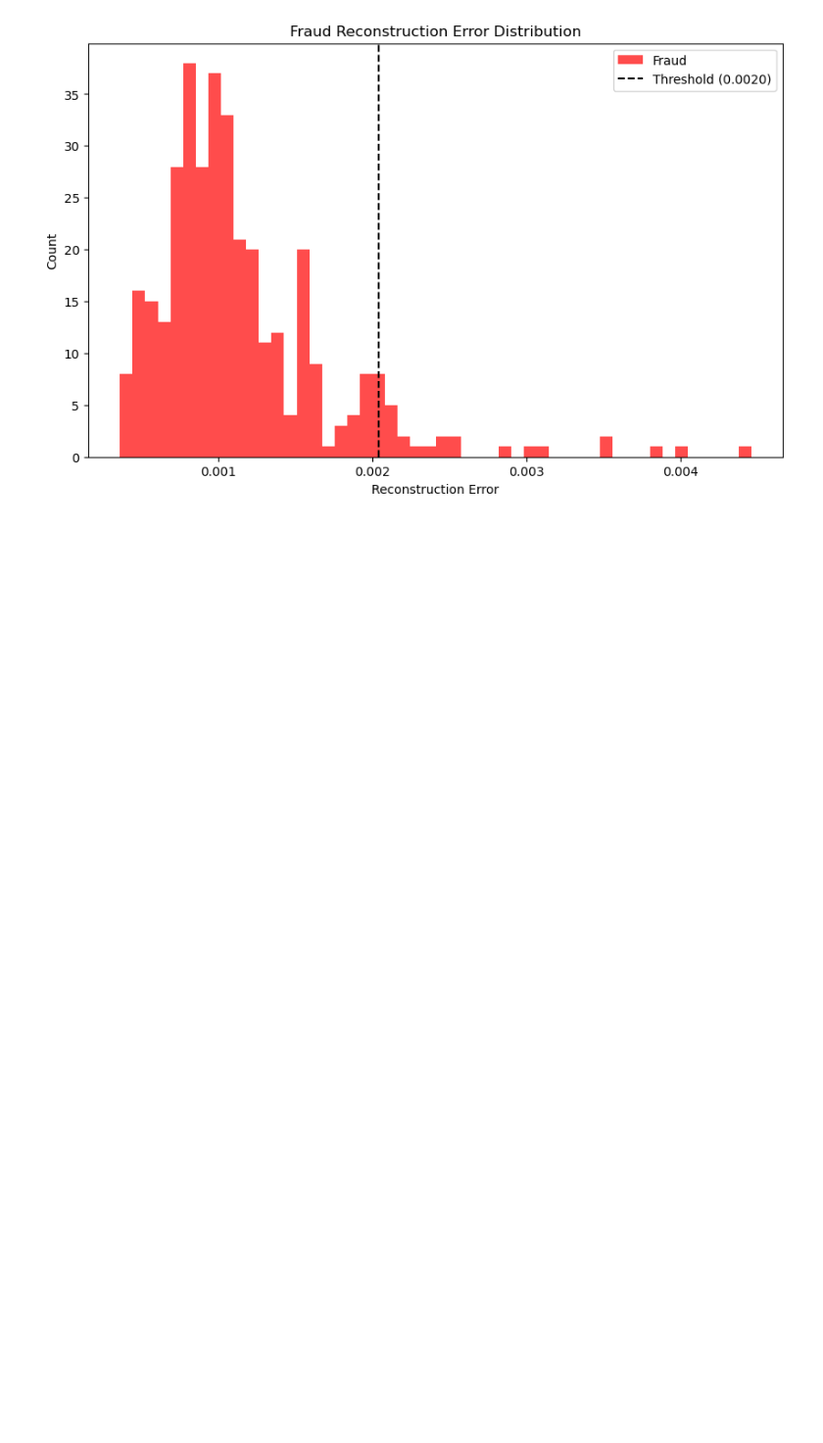
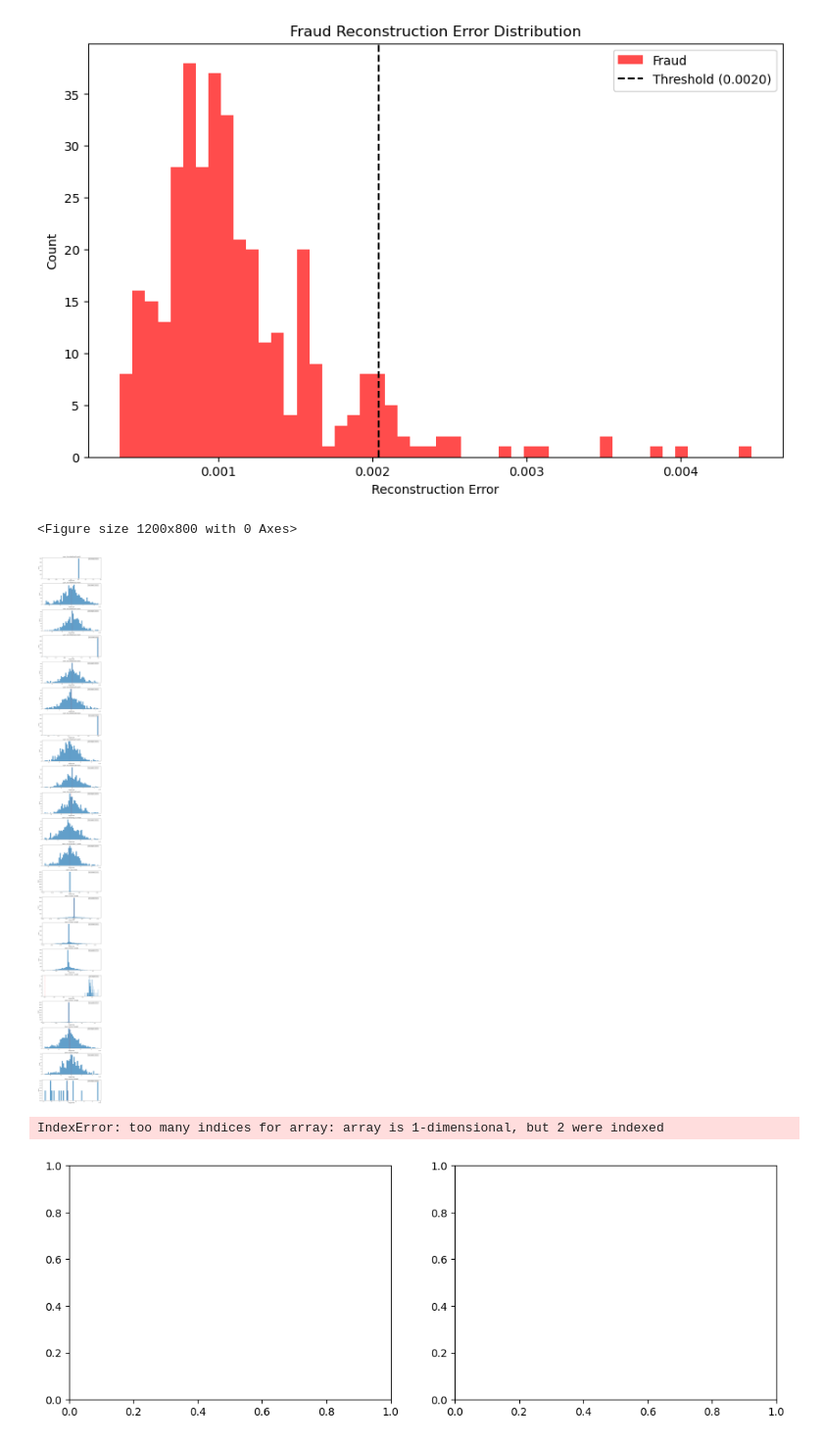
Before and after one commit to JsHyun0/24-2_DS_Project_2, a Jupyter notebook: AE_ver4Test.ipynb, the cells around one changed output. Shown at 98% size. Drawn from its saved outputs; the diff is of its cells as text; code cells hidden in the pictures; blank space fills up the shorter version.

Commit message:
encodedTreeFinal, AEver4Test Visualization

```diff
--- a/AE_ver4Test.ipynb
+++ b/AE_ver4Test.ipynb
@@ -317,3 +317,64 @@ plt.legend()
 plt.show()
 # %% [output]
 [figure]
+# %%
+# 모델의 파라미터 분포 시각화
+plt.figure(figsize=(12, 8))
+
+# 레이어별 파라미터 분포를 시각화하기 위한 서브플롯 설정
+num_layers = len([name for name, _ in model.named_parameters() if 'weight' in name])
+fig, axes = plt.subplots(num_layers, 1, figsize=(10, 4*num_layers))
+
+layer_idx = 0
+for name, param in model.named_parameters():
+    if 'weight' in name:  # weight 파라미터만 시각화
+        # 파라미터 값을 numpy 배열로 변환
+        weights = param.data.cpu().numpy().flatten()
+
+        # 히스토그램 그리기
+        axes[layer_idx].hist(weights, bins=50, alpha=0.7)
+        axes[layer_idx].axvline(x=0, color='r', linestyle='--', alpha=0.5)  # 0 위치에 수직선
+        axes[layer_idx].set_title(f'Layer: {name}')
+        axes[layer_idx].set_xlabel('Weight Value')
+        axes[layer_idx].set_ylabel('Count')
+
+        # 0에 가까운 파라미터의 비율 계산 (절대값 0.01 이하)
+        zero_weights = np.sum(np.abs(weights) < 0.01) / len(weights) * 100
+        axes[layer_idx].text(0.95, 0.95,
+                           f'Zero weights: {zero_weights:.1f}%',
+                           transform=axes[layer_idx].transAxes,
+                           horizontalalignment='right',
+                           verticalalignment='top',
+                           bbox=dict(facecolor='white', alpha=0.8))
+
+        layer_idx += 1
+
+plt.tight_layout()
+plt.show()
+
+# BatchNorm 레이어의 running mean과 variance 분포 시각화
+batch_norm_params = [(name, module) for name, module in model.named_modules() if isinstance(module, nn.BatchNorm1d)]
+
+if batch_norm_params:
+    fig, axes = plt.subplots(len(batch_norm_params), 2, figsize=(12, 4*len(batch_norm_params)))
+
+    for idx, (name, bn_layer) in enumerate(batch_norm_params):
+        # running mean 분포
+        running_mean = bn_layer.running_mean.cpu().numpy()
+        axes[idx, 0].hist(running_mean, bins=30, alpha=0.7)
+        axes[idx, 0].set_title(f'{name} - Running Mean')
+        axes[idx, 0].axvline(x=0, color='r', linestyle='--', alpha=0.5)
+
+        # running var 분포
+        running_var = bn_layer.running_var.cpu().numpy()
+        axes[idx, 1].hist(running_var, bins=30, alpha=0.7)
+        axes[idx, 1].set_title(f'{name} - Running Variance')
+        axes[idx, 1].axvline(x=1, color='r', linestyle='--', alpha=0.5)
+
+    plt.tight_layout()
+    plt.show()
+# %% [output]
+<Figure size 1200x800 with 0 Axes>
+[figure, added]
+IndexError: too many indices for array: array is 1-dimensional, but 2 were indexed
+[figure, added]
```
Also changed, not shown: 1 other file.
